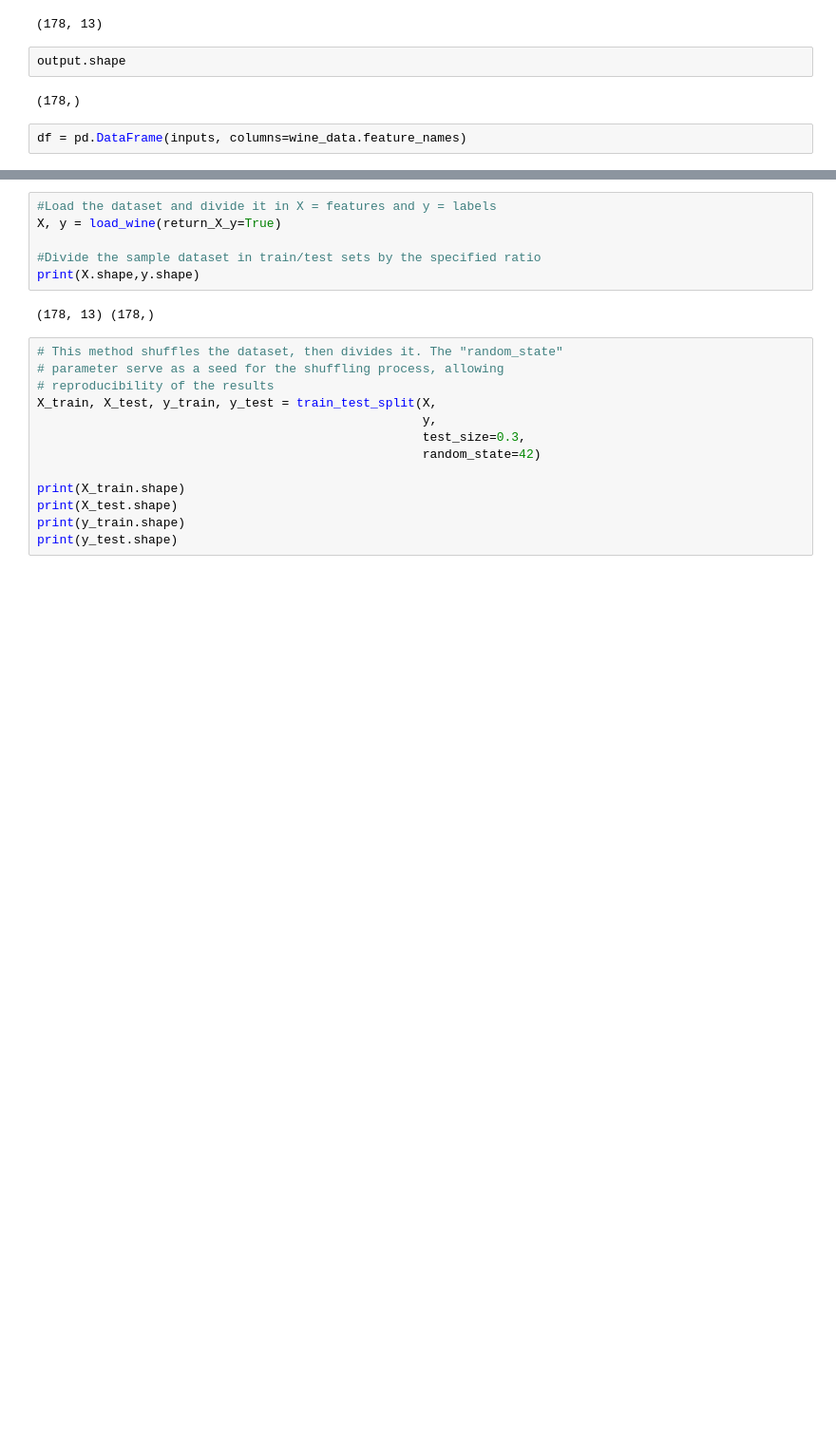
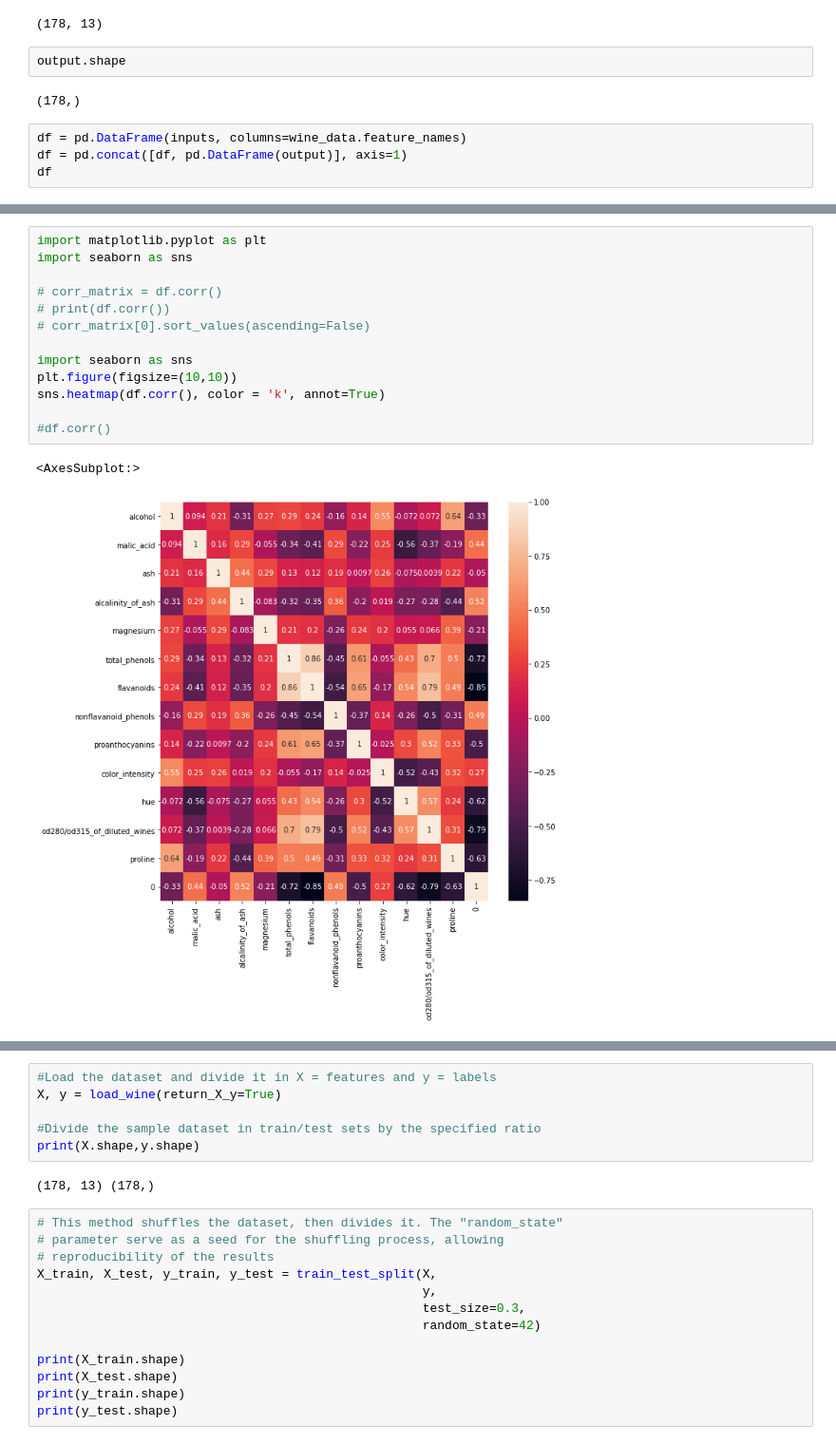
Before and after one commit to WendelSantosD/ICUFPA, a Jupyter notebook: wine.ipynb, the cells around one changed output, grey strips where cells are left out. Shown at 95% size. Saved outputs shown, nothing was run; the diff lists cells and outputs as text; blank space fills up the shorter version.

```diff
--- a/wine.ipynb
+++ b/wine.ipynb
@@ -52,3 +52,5 @@ output.shape
 (178,)
 # %%
 df = pd.DataFrame(inputs, columns=wine_data.feature_names)
+df = pd.concat([df, pd.DataFrame(output)], axis=1)
+df
@@ -54,0 +71,16 @@ df = pd.DataFrame(inputs, columns=wine_data.feature_names)
+# %%
+import matplotlib.pyplot as plt
+import seaborn as sns
+
+# corr_matrix = df.corr()
+# print(df.corr())
+# corr_matrix[0].sort_values(ascending=False)
+
+import seaborn as sns
+plt.figure(figsize=(10,10))
+sns.heatmap(df.corr(), color = 'k', annot=True)
+
+#df.corr()
+# %% [output]
+<AxesSubplot:>
+[figure, added]
```
Also changed, not shown: parts of 4 cells of this notebook, 1 other file.
